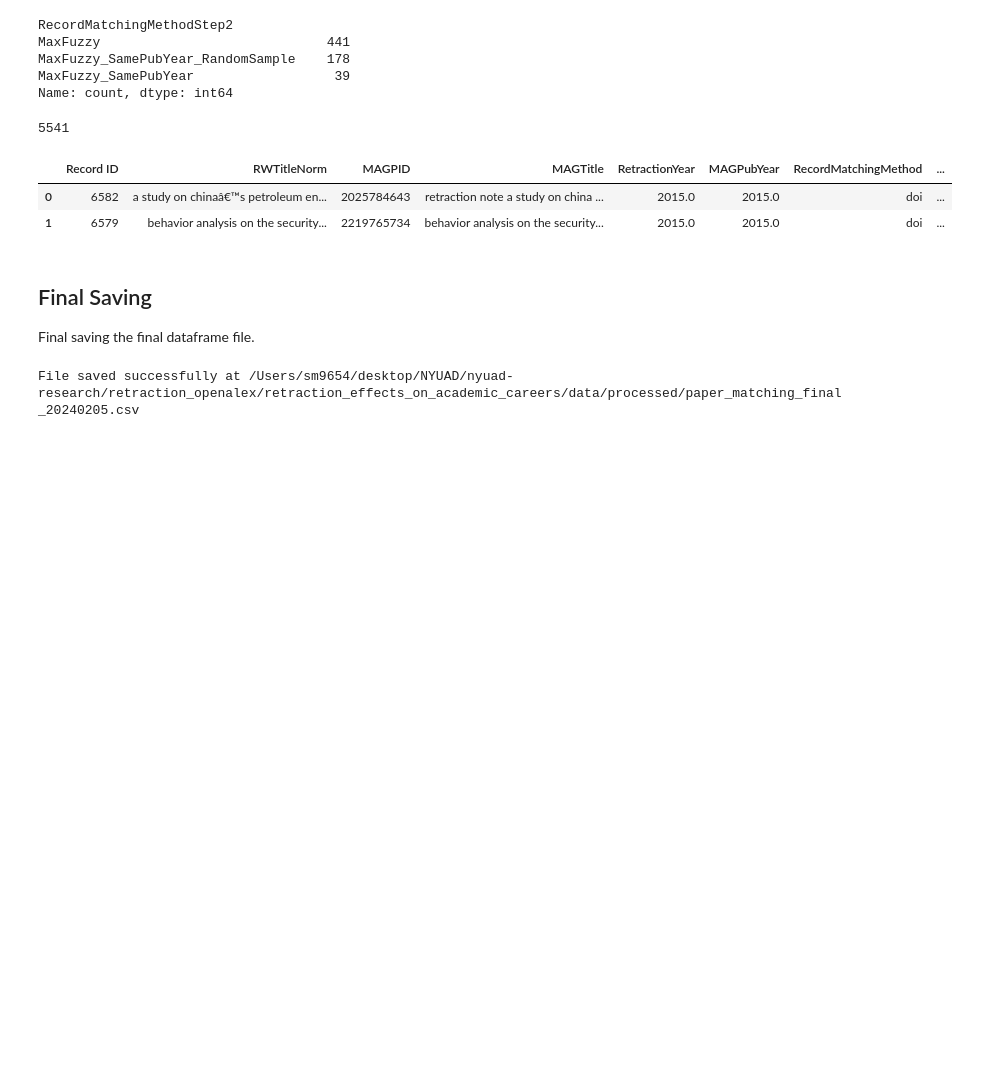
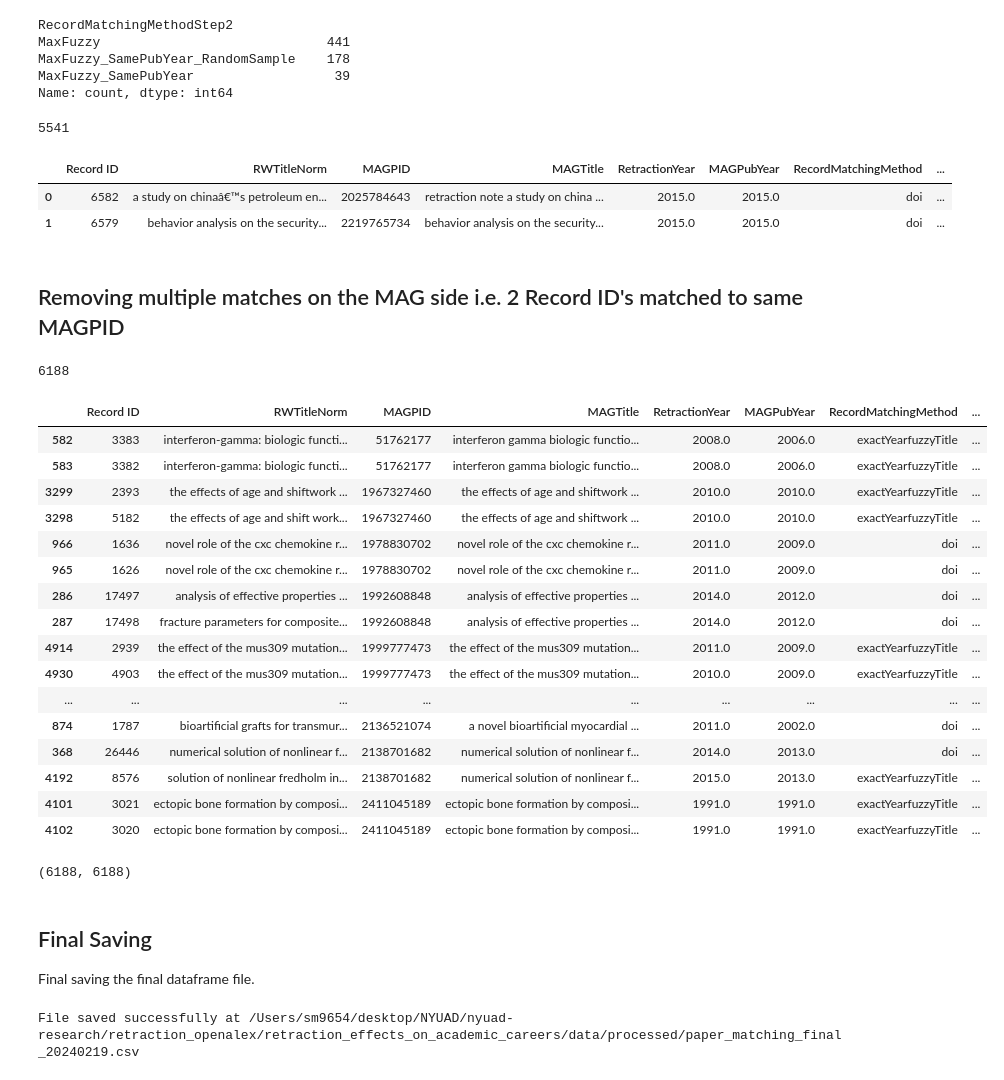
Before and after one commit to samemon/retraction_effects_on_academic_careers, a Jupyter notebook: code/preprocessing/0e.process_paper_matching.ipynb, the cells around one changed output. Drawn from its saved outputs; the diff is of its cells as text; code cells hidden in the pictures; blank space fills up the shorter version.

Commit message:
Resolved many to 1 problem in paper matching

```diff
--- a/code/preprocessing/0e.process_paper_matching.ipynb
+++ b/code/preprocessing/0e.process_paper_matching.ipynb
@@ -852,6 +852,56 @@ df_paper_matched_final.head(2)
 |  | Record ID | RWTitleNorm | MAGPID | MAGTitle | RetractionYear | MAGPubYear | RecordMatchingMethod | ... |
 | 0 | 6582 | a study on chinaâ€™s petroleum en... | 2025784643 | retraction note a study on china ... | 2015.0 | 2015.0 | doi | ... |
 | 1 | 6579 | behavior analysis on the security... | 2219765734 | behavior analysis on the security... | 2015.0 | 2015.0 | doi | ... |
+# %% [markdown]
+## Removing multiple matches on the MAG side i.e. 2 Record ID's matched to same MAGPID
+# %%
+# Checking if many-1 condition is true
+
+df_paper_matched_final['MAGPID'].nunique() # This means there are 11 matches that are many to 1.
+# %% [output]
+6188
+# %%
+# Let us check those papers
+
+df_paper_matched_final[df_paper_matched_final['MAGPID'].duplicated(keep=False)]\
+                .sort_values(by='MAGPID')
+# %% [output]
+|  | Record ID | RWTitleNorm | MAGPID | MAGTitle | RetractionYear | MAGPubYear | RecordMatchingMethod | ... |
+| 582 | 3383 | interferon-gamma: biologic functi... | 51762177 | interferon gamma biologic functio... | 2008.0 | 2006.0 | exactYearfuzzyTitle | ... |
+| 583 | 3382 | interferon-gamma: biologic functi... | 51762177 | interferon gamma biologic functio... | 2008.0 | 2006.0 | exactYearfuzzyTitle | ... |
+| 3299 | 2393 | the effects of age and shiftwork ... | 1967327460 | the effects of age and shiftwork ... | 2010.0 | 2010.0 | exactYearfuzzyTitle | ... |
+| 3298 | 5182 | the effects of age and shift work... | 1967327460 | the effects of age and shiftwork ... | 2010.0 | 2010.0 | exactYearfuzzyTitle | ... |
+| 966 | 1636 | novel role of the cxc chemokine r... | 1978830702 | novel role of the cxc chemokine r... | 2011.0 | 2009.0 | doi | ... |
+| 965 | 1626 | novel role of the cxc chemokine r... | 1978830702 | novel role of the cxc chemokine r... | 2011.0 | 2009.0 | doi | ... |
+| 286 | 17497 | analysis of effective properties ... | 1992608848 | analysis of effective properties ... | 2014.0 | 2012.0 | doi | ... |
+| 287 | 17498 | fracture parameters for composite... | 1992608848 | analysis of effective properties ... | 2014.0 | 2012.0 | doi | ... |
+| 4914 | 2939 | the effect of the mus309 mutation... | 1999777473 | the effect of the mus309 mutation... | 2011.0 | 2009.0 | exactYearfuzzyTitle | ... |
+| 4930 | 4903 | the effect of the mus309 mutation... | 1999777473 | the effect of the mus309 mutation... | 2010.0 | 2009.0 | exactYearfuzzyTitle | ... |
+| ... | ... | ... | ... | ... | ... | ... | ... | ... |
+| 874 | 1787 | bioartificial grafts for transmur... | 2136521074 | a novel bioartificial myocardial ... | 2011.0 | 2002.0 | doi | ... |
+| 368 | 26446 | numerical solution of nonlinear f... | 2138701682 | numerical solution of nonlinear f... | 2014.0 | 2013.0 | doi | ... |
+| 4192 | 8576 | solution of nonlinear fredholm in... | 2138701682 | numerical solution of nonlinear f... | 2015.0 | 2013.0 | exactYearfuzzyTitle | ... |
+| 4101 | 3021 | ectopic bone formation by composi... | 2411045189 | ectopic bone formation by composi... | 1991.0 | 1991.0 | exactYearfuzzyTitle | ... |
+| 4102 | 3020 | ectopic bone formation by composi... | 2411045189 | ectopic bone formation by composi... | 1991.0 | 1991.0 | exactYearfuzzyTitle | ... |
+# %%
+# Manually selecting Record ID's to remove -- i.e. choosing amongst those that were matched to same MAGPID
+# Our strategy for choosing is as follows:
+# Choose based on the highest fuzzy match score
+# If not available, choose based on year match
+# If still not decided, then choose randomly.
+
+record_ids_to_remove = [3383, 5182, 1626, 17498, 4903, 16622, 16271,
+                       6378, 1787, 8576, 3021]
+
+# Hate to name it final_final.. but can't think of anything better
+
+df_paper_matched_final_final = df_paper_matched_final[~df_paper_matched_final['Record ID']\
+                                                        .isin(record_ids_to_remove)]
+
+# If both of these values are same, then our work is done done done!
+df_paper_matched_final_final['Record ID'].nunique(), df_paper_matched_final_final['MAGPID'].nunique()
+# %% [output]
+(6188, 6188)
 # %% [markdown]
 ## Final Saving
 
@@ -873,9 +923,9 @@ file_path = os.path.join(OUTPUT_DIRECTORY, f"{FILENAME}_{timestamp}.csv")
 
 # Writing DataFrame to CSV with error handling
 try:
-    df_paper_matched_final[col_order].to_csv(file_path, index=False)
+    df_paper_matched_final_final[col_order].to_csv(file_path, index=False)
     print(f"File saved successfully at {file_path}")
 except Exception as e:
     print(f"Error saving file: {e}")
 # %% [output]
-File saved successfully at /Users/sm9654/desktop/NYUAD/nyuad-research/retraction_openalex/retraction_effects_on_academic_careers/data/processed/paper_matching_final_20240205.csv
+File saved successfully at /Users/sm9654/desktop/NYUAD/nyuad-research/retraction_openalex/retraction_effects_on_academic_careers/data/processed/paper_matching_final_20240219.csv
```
Also changed, not shown: parts of 3 cells of this notebook, 1 other file.
